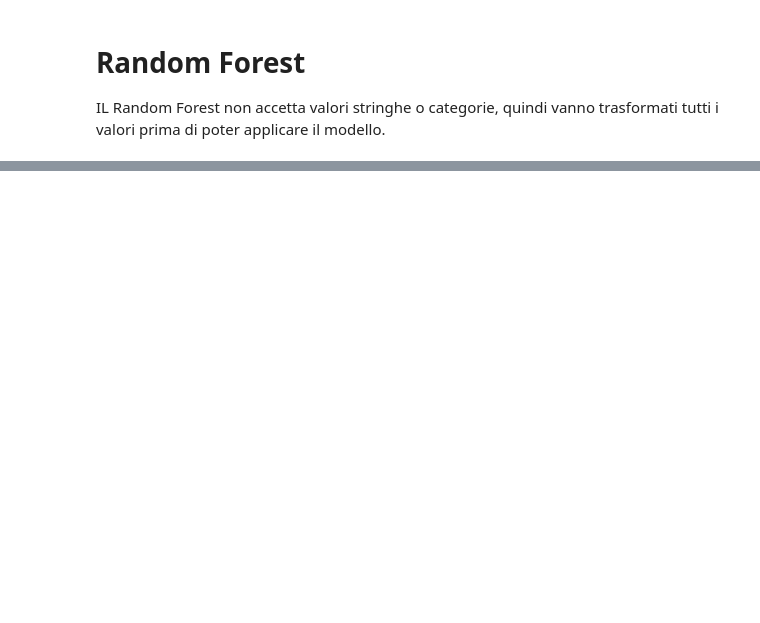
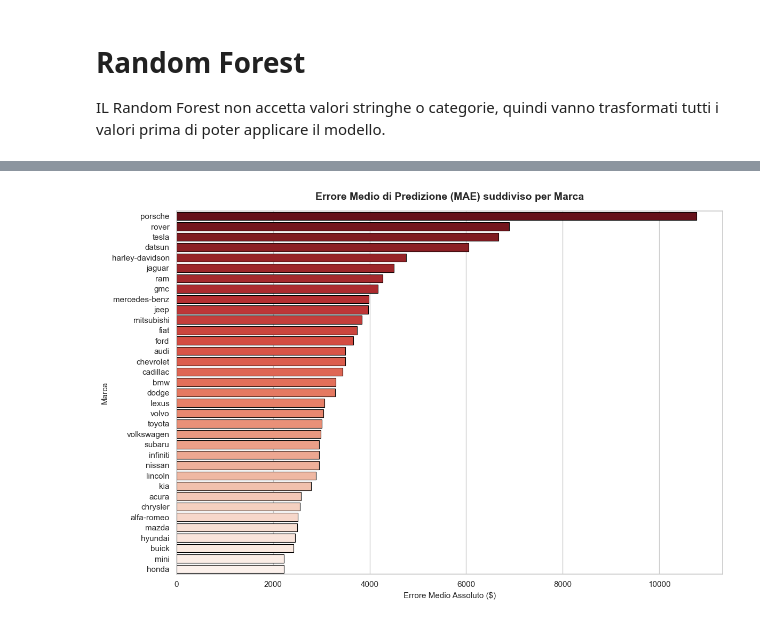
Before and after one commit to Vesp3x/verifica_finale, a Jupyter notebook: random_forest.ipynb, the cells around one changed output, grey strips where cells are left out. Cells and saved outputs as stored; diff of their text form; code cells hidden in the pictures; blank space fills up the shorter version.

```diff
--- a/random_forest.ipynb
+++ b/random_forest.ipynb
@@ -849,0 +268,92 @@ print("   -> File 'modello_random_forest.joblib' creato con successo!")
+# %%
+import numpy as np
+import pandas as pd
+import matplotlib.pyplot as plt
+import seaborn as sns
+
+# Recuperiamo la colonna originale delle marche da X_wo_test prima del One-Hot Encoding.
+colonne_make = [col for col in X_wo_test.columns if col.startswith('make_')]
+
+if colonne_make:
+    # Trucco inverso: idxmax trova la colonna con il valore 1, poi togliamo il prefisso 'make_'
+    marche_ricostruite = X_wo_test[colonne_make].idxmax(axis=1).str.replace('make_', '')
+else:
+    # Se per caso hai ancora la colonna originale non codificata nel dataset
+    marche_ricostruite = X_wo_test['manufacturer']
+
+# Creiamo il DataFrame contenente i reali, i predetti e gli errori
+df_errori = pd.DataFrame({
+    'marca': marche_ricostruite,
+    'prezzo_reale': y_wo_test,
+    'prezzo_predetto': y_pred,
+    'errore_assoluto': np.abs(y_wo_test - y_pred)
+})
+
+# =========================================================================
+# 2. AGGREGAZIONE E CALCOLO DELLE PERCENTUALI DI ERRORE PER MARCA
+# =========================================================================
+# 2a. Calcoliamo i volumi totali di auto nel test set per ogni marca
+volumi_totali = df_errori.groupby('marca').size().to_frame('auto_totali')
+
+# 2b. Applichiamo il filtro sulle auto con errore > 100$
+df_errori_oltre_100 = df_errori[df_errori['errore_assoluto'] > 100]
+
+# 2c. Aggreghiamo i dati delle sole auto deviate
+analisi_marche = (
+    df_errori_oltre_100.groupby('marca')
+    .agg(
+        auto_sbagliate=('errore_assoluto', 'count'),
+        mae_marca=('errore_assoluto', 'mean'),
+        prezzo_reale_medio=('prezzo_reale', 'mean')
+    )
+)
+
+# 2d. Uniamo i volumi totali per calcolare la percentuale di errore sul totale
+analisi_marche = volumi_totali.join(analisi_marche, how='left').fillna({'auto_sbagliate': 0, 'mae_marca': 0}).reset_index()
+
+# Calcoliamo le percentuali richieste
+analisi_marche['percentuale_errate'] = (analisi_marche['auto_sbagliate'] / analisi_marche['auto_totali']) * 100
+analisi_marche['errore_percentuale_medio'] = (analisi_marche['mae_marca'] / analisi_marche['prezzo_reale_medio']) * 100
+
+# Ordiniamo la classifica in base al MAE più alto
+# Escludiamo eventuali marche con MAE a 0 per non sporcare il grafico/tabella
+analisi_marche = analisi_marche[analisi_marche['mae_marca'] > 0]
+analisi_marche = analisi_marche.sort_values(by='mae_marca', ascending=False).reset_index(drop=True)
+
+print("=====================================================================================================")
+print("MARCHE CON L'ERRORE MEDIO (MAE) PIÙ ALTO ED INCIDENZA SUL TOTALE:")
+print("=====================================================================================================")
+print(analisi_marche[['marca', 'auto_sbagliate', 'auto_totali', 'percentuale_errate', 'mae_marca', 'errore_percentuale_medio']].head(35).to_string(index=False, formatters={
+    'auto_totali': '{:,.0f}'.format,
+    'auto_sbagliate': '{:,.0f}'.format,
+    'percentuale_errate': '{:.1f}%'.format,
+    'mae_marca': '{:.2f} $'.format,
+    'errore_percentuale_medio': '{:.1f}%'.format
+}))
+print("=====================================================================================================")
+
+
+# =========================================================================
+# 3. GRAFICO DEL MAE PER OGNI MARCA (DOVE SBAGLIA DI PIÙ?)
+# =========================================================================
+plt.figure(figsize=(12, 8))
+sns.set_theme(style="whitegrid")
+
+sns.barplot(
+    x='mae_marca',
+    y='marca',
+    data=analisi_marche,
+    palette='Reds_r',
+    hue='marca',
+    legend=False,
+    edgecolor='black',
+    linewidth=0.8
+)
+
+plt.title("Errore Medio di Predizione (MAE) suddiviso per Marca", fontsize=14, fontweight='bold', pad=15)
+plt.xlabel("Errore Medio Assoluto ($)", fontsize=11)
+plt.ylabel("Marca", fontsize=11)
+
+plt.tight_layout()
+plt.show()
+# %% [output]
@@ -849,0 +377 @@ print("   -> File 'modello_random_forest.joblib' creato con successo!")
+[figure, added]
```
Also changed, not shown: parts of 43 cells of this notebook, 12 other files.
